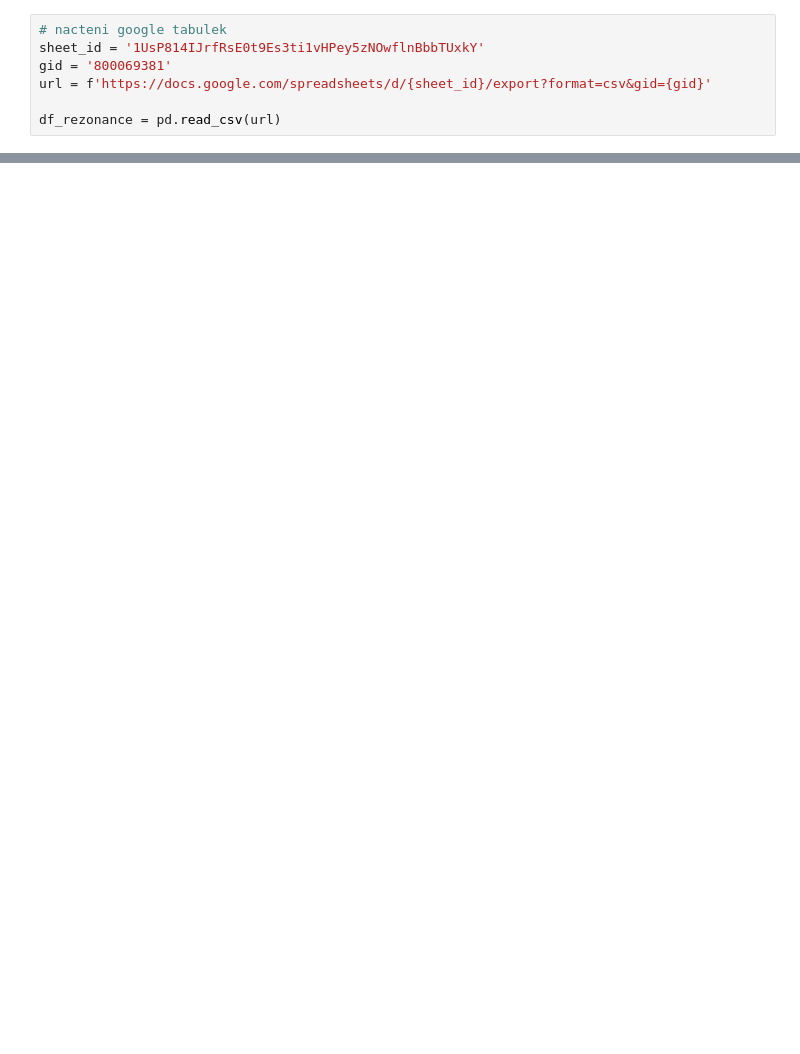
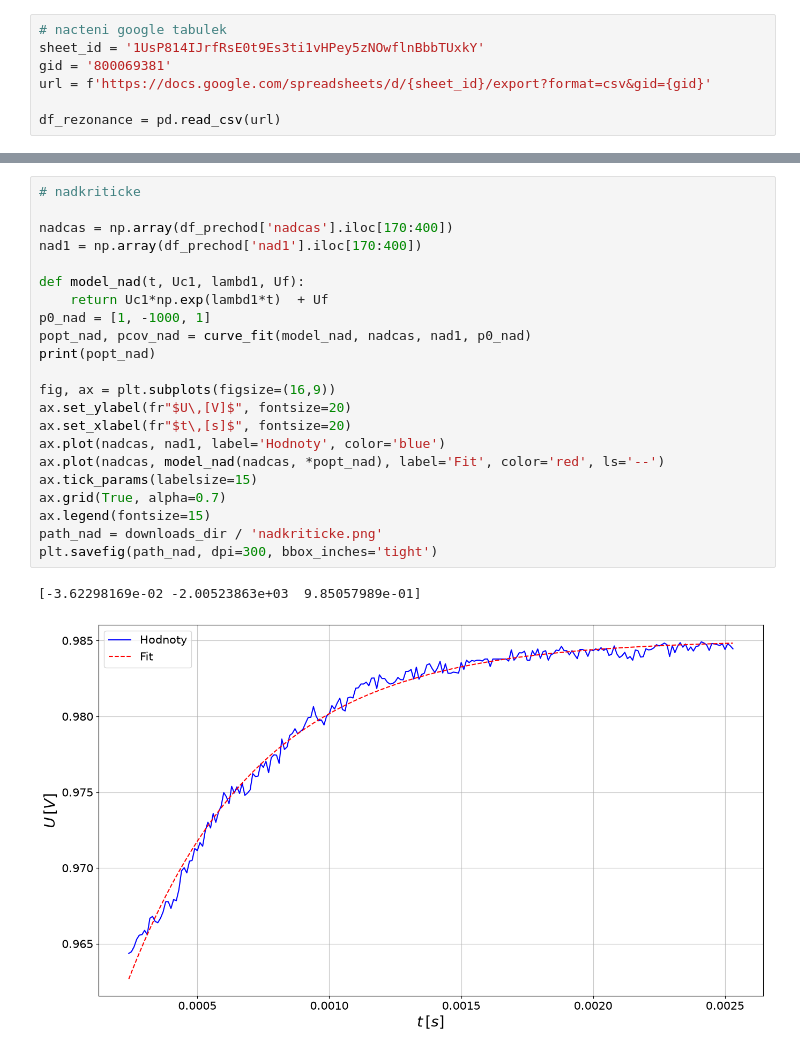
Before and after one commit to fildapanko/praktikum, a Jupyter notebook: pr2/praktikum2_06.ipynb, the cells around one changed output, grey strips where cells are left out. Drawn from its saved outputs; the diff is of its cells as text; blank space fills up the shorter version.

```diff
--- a/pr2/praktikum2_06.ipynb
+++ b/pr2/praktikum2_06.ipynb
@@ -158,0 +267,25 @@ plt.savefig(path_vodivost, dpi=300, bbox_inches='tight')
+# %%
+# nadkriticke
+
+nadcas = np.array(df_prechod['nadcas'].iloc[170:400])
+nad1 = np.array(df_prechod['nad1'].iloc[170:400])
+
+def model_nad(t, Uc1, lambd1, Uf):
+    return Uc1*np.exp(lambd1*t)  + Uf
+p0_nad = [1, -1000, 1]
+popt_nad, pcov_nad = curve_fit(model_nad, nadcas, nad1, p0_nad)
+print(popt_nad)
+
+fig, ax = plt.subplots(figsize=(16,9))
+ax.set_ylabel(fr"$U\,[V]$", fontsize=20)
+ax.set_xlabel(fr"$t\,[s]$", fontsize=20)
+ax.plot(nadcas, nad1, label='Hodnoty', color='blue')
+ax.plot(nadcas, model_nad(nadcas, *popt_nad), label='Fit', color='red', ls='--')
+ax.tick_params(labelsize=15)
+ax.grid(True, alpha=0.7)
+ax.legend(fontsize=15)
+path_nad = downloads_dir / 'nadkriticke.png'
+plt.savefig(path_nad, dpi=300, bbox_inches='tight')
+# %% [output]
+[-3.62298169e-02 -2.00523863e+03  9.85057989e-01]
+[figure, added]
```
Also changed, not shown: parts of 8 cells of this notebook.
